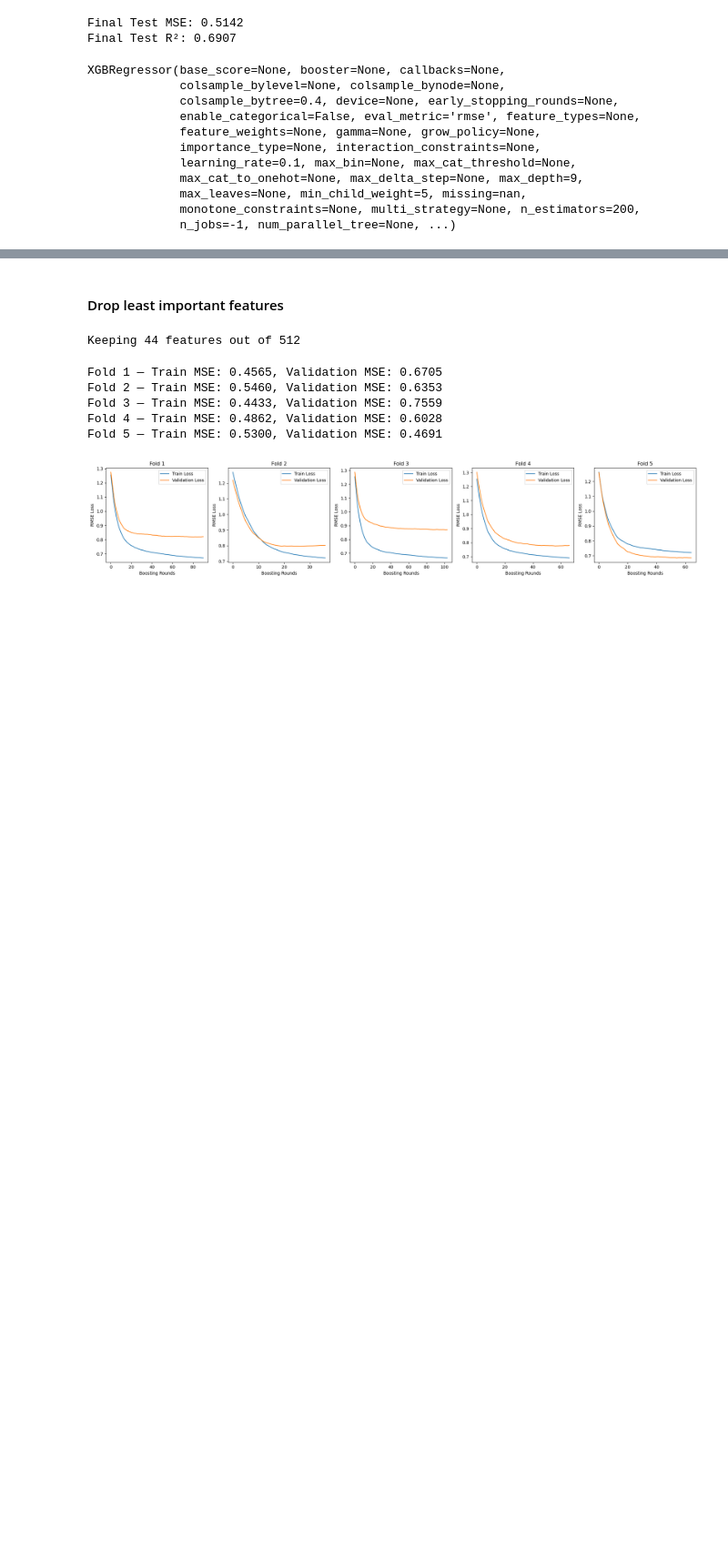
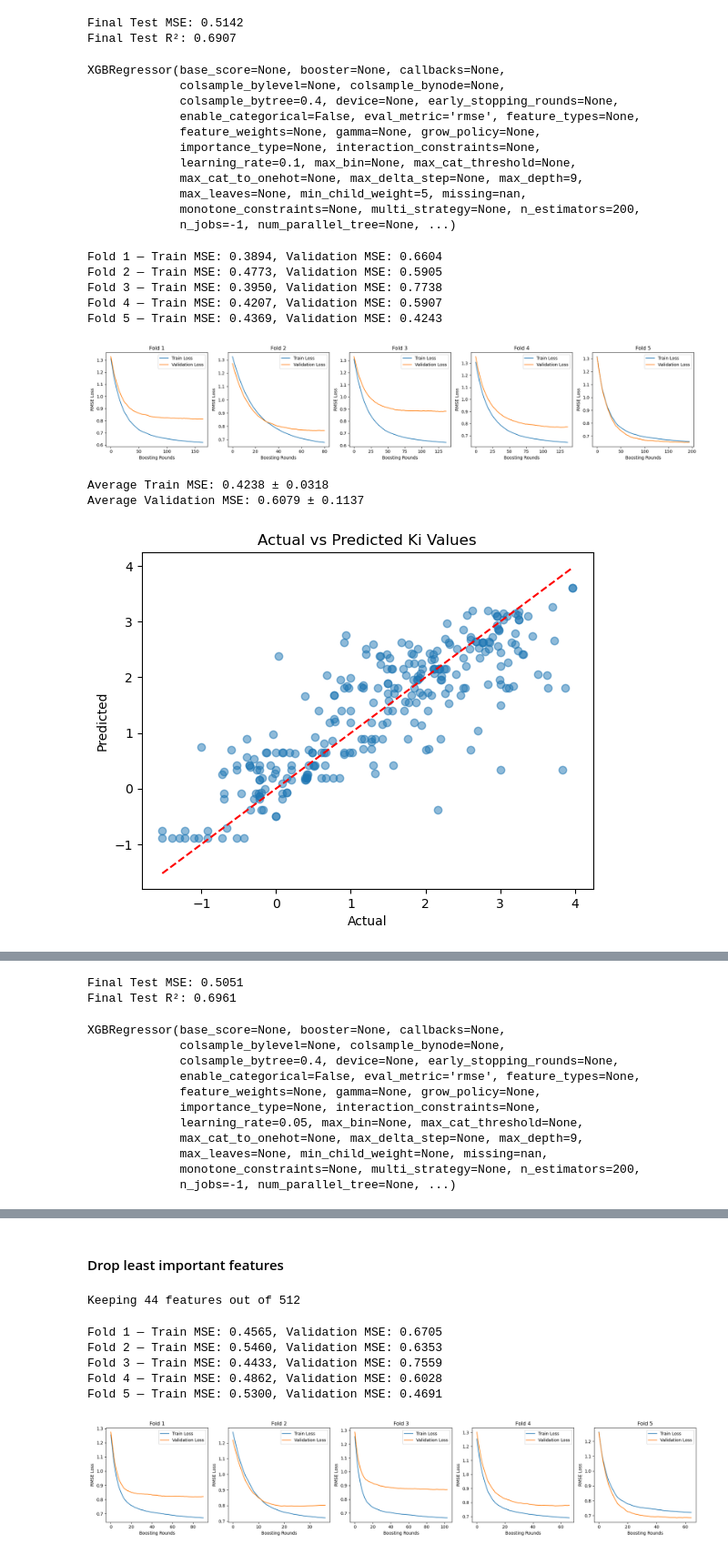
Before and after one commit to AliceTernois/c242_project, a Jupyter notebook: XGBoost.ipynb, the cells around one changed output, grey strips where cells are left out. Shown at 91% size. Saved outputs shown, nothing was run; the diff lists cells and outputs as text; code cells hidden in the pictures; blank space fills up the shorter version.

```diff
--- a/XGBoost.ipynb
+++ b/XGBoost.ipynb
@@ -387,3 +387,26 @@ XGBRegressor(base_score=None, booster=None, callbacks=None,
              max_leaves=None, min_child_weight=5, missing=nan,
              monotone_constraints=None, multi_strategy=None, n_estimators=200,
              n_jobs=-1, num_parallel_tree=None, ...)
+# %%
+# Decreasing learning rate
+params5 = {
+    'learning_rate': 0.05,
+    'max_depth': 9,
+    'n_estimators': 200,
+    'subsample': 0.5,
+    'colsample_bytree': 0.4,
+    'reg_alpha': 0.4, # L1 regularization
+    'reg_lambda': 12, # L2 regularization
+}
+KFold_CV(X_train_fps, y_train_fps, params5)
+test_model(X_train_fps, y_train_fps, X_test_fps, y_test_fps, params5)
+# %% [output]
+Fold 1 — Train MSE: 0.3894, Validation MSE: 0.6604
+Fold 2 — Train MSE: 0.4773, Validation MSE: 0.5905
+Fold 3 — Train MSE: 0.3950, Validation MSE: 0.7738
+Fold 4 — Train MSE: 0.4207, Validation MSE: 0.5907
+Fold 5 — Train MSE: 0.4369, Validation MSE: 0.4243
+[figure, added]
+Average Train MSE: 0.4238 ± 0.0318
+Average Validation MSE: 0.6079 ± 0.1137
+[figure, added]
@@ -389,0 +414,13 @@ XGBRegressor(base_score=None, booster=None, callbacks=None,
+Final Test MSE: 0.5051
+Final Test R²: 0.6961
+XGBRegressor(base_score=None, booster=None, callbacks=None,
+             colsample_bylevel=None, colsample_bynode=None,
+             colsample_bytree=0.4, device=None, early_stopping_rounds=None,
+             enable_categorical=False, eval_metric='rmse', feature_types=None,
+             feature_weights=None, gamma=None, grow_policy=None,
+             importance_type=None, interaction_constraints=None,
+             learning_rate=0.05, max_bin=None, max_cat_threshold=None,
+             max_cat_to_onehot=None, max_delta_step=None, max_depth=9,
+             max_leaves=None, min_child_weight=None, missing=nan,
+             monotone_constraints=None, multi_strategy=None, n_estimators=200,
+             n_jobs=-1, num_parallel_tree=None, ...)
```
Also changed, not shown: parts of 2 cells of this notebook.
